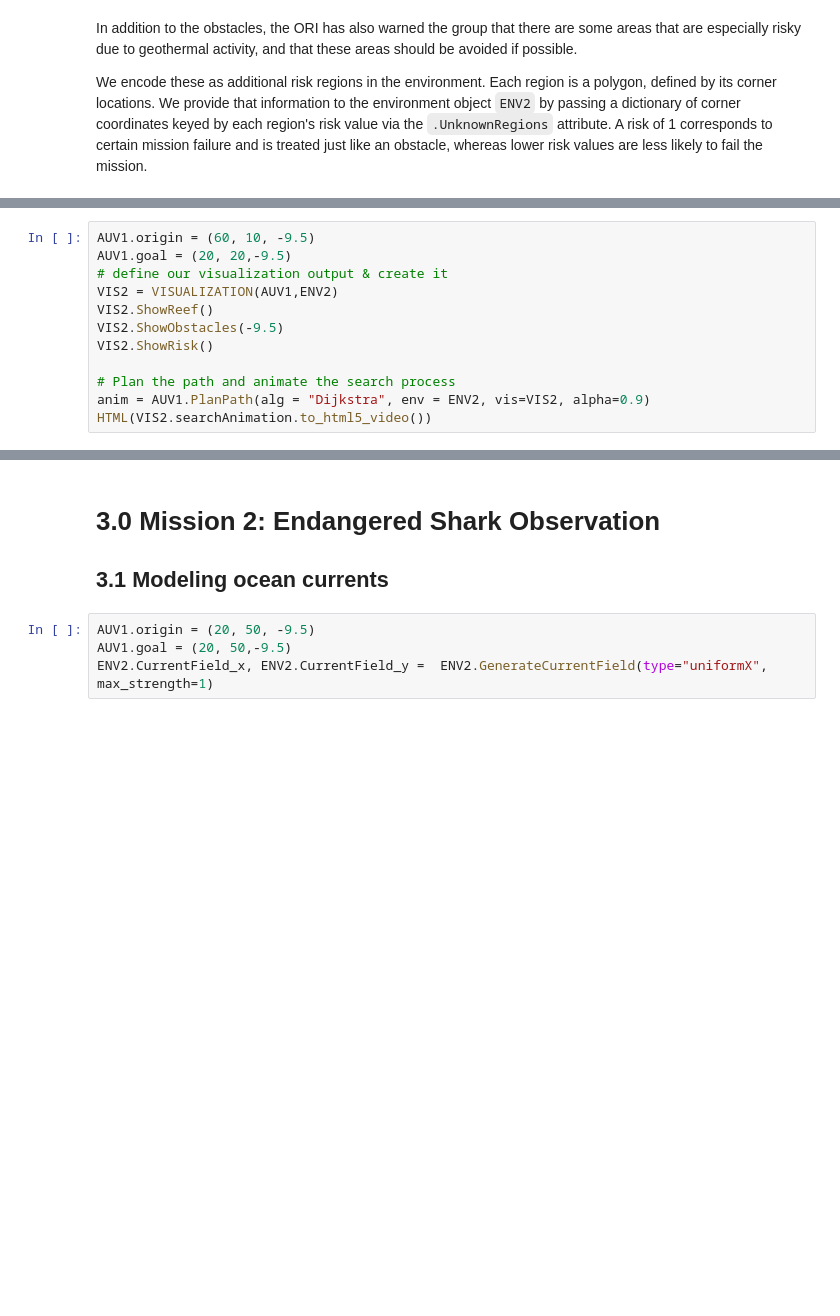
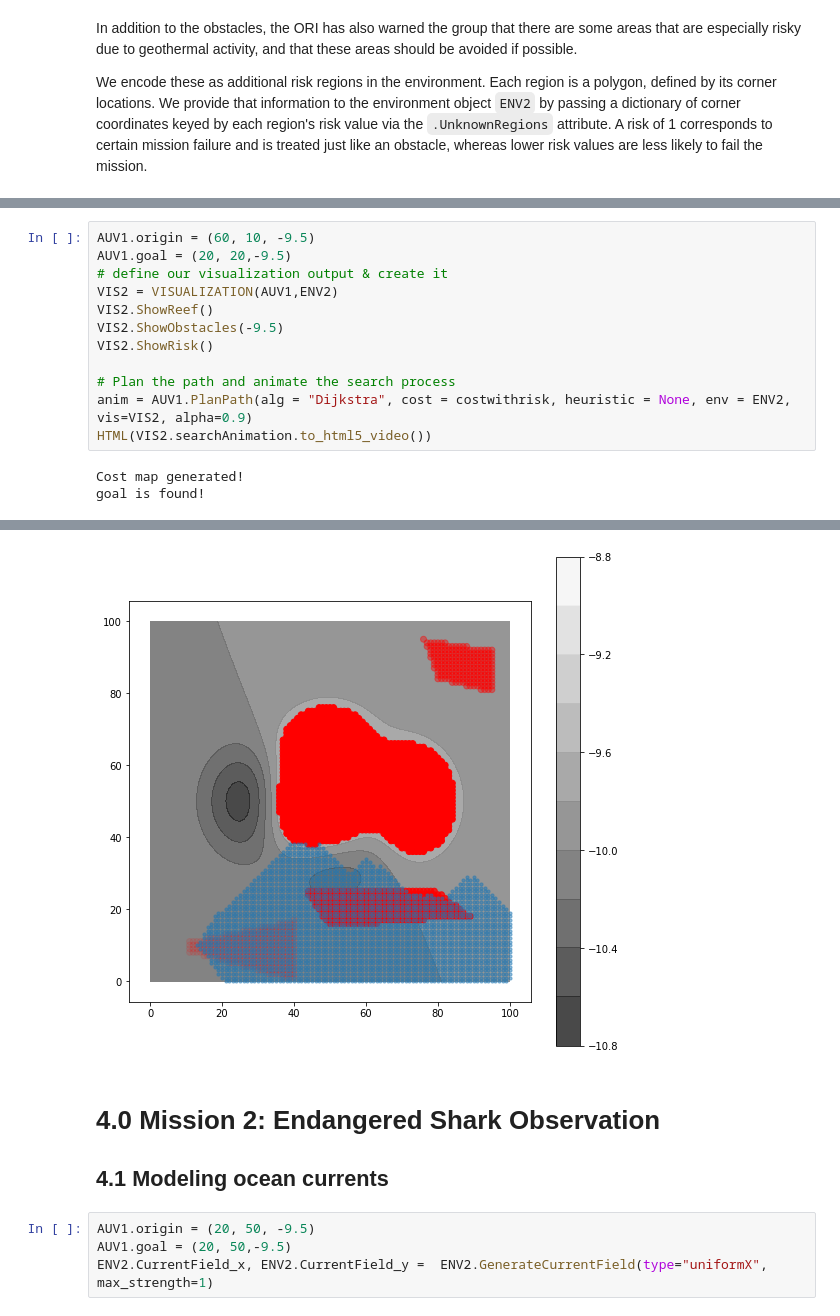
Before and after one commit to michaelkapteyn/AUVpathplanning, a Jupyter notebook: Tutorial.ipynb, the cells around one changed output, grey strips where cells are left out. Drawn from its saved outputs; the diff is of its cells as text; blank space fills up the shorter version.

Commit message:
Isolated cost functions

```diff
--- a/Tutorial.ipynb
+++ b/Tutorial.ipynb
@@ -188,5 +222,8 @@ VIS2.ShowObstacles(-9.5)
 VIS2.ShowRisk()
 
 # Plan the path and animate the search process
-anim = AUV1.PlanPath(alg = "Dijkstra", env = ENV2, vis=VIS2, alpha=0.9)
+anim = AUV1.PlanPath(alg = "Dijkstra", cost = costwithrisk, heuristic = None, env = ENV2, vis=VIS2, alpha=0.9)
 HTML(VIS2.searchAnimation.to_html5_video())
+# %% [output]
+Cost map generated!
+goal is found!
@@ -193,6 +231,7 @@ HTML(VIS2.searchAnimation.to_html5_video())
+[figure, added]
 # %% [markdown]
-# 3.0 Mission 2: Endangered Shark Observation
-## 3.1 Modeling ocean currents
+# 4.0 Mission 2: Endangered Shark Observation
+## 4.1 Modeling ocean currents
 # %%
 AUV1.origin = (20, 50, -9.5)
 AUV1.goal = (20, 50,-9.5)
```
Also changed, not shown: parts of 20 cells of this notebook, 5 other files.
